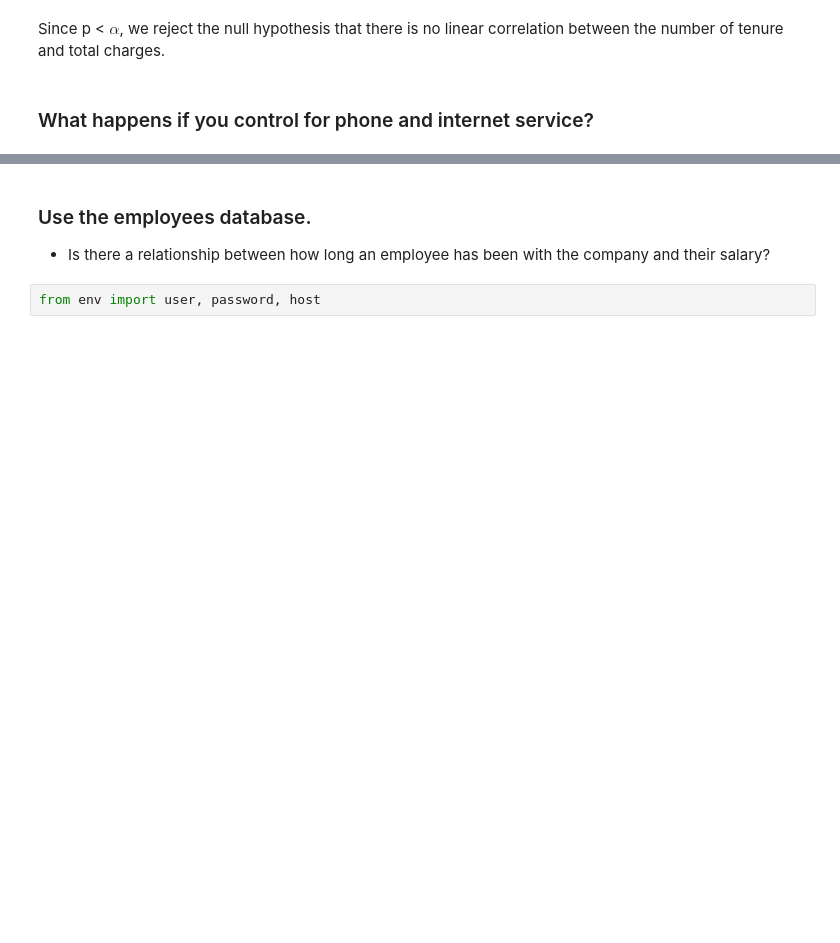
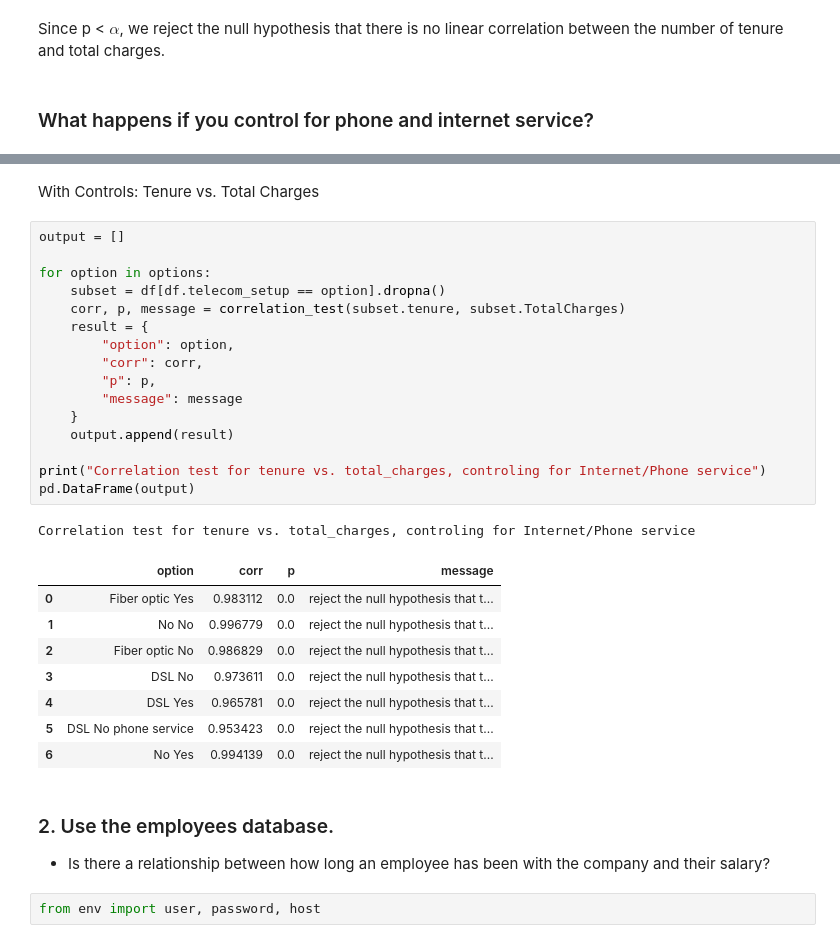
Before and after one commit to Jason-Tellez/statistics-exercises, a Jupyter notebook: hypothesis_testing.ipynb, the cells around one changed output, grey strips where cells are left out. Drawn from its saved outputs; the diff is of its cells as text; blank space fills up the shorter version.

```diff
--- a/hypothesis_testing.ipynb
+++ b/hypothesis_testing.ipynb
@@ -487,5 +567,33 @@ memory usage: 1.1+ MB
+# %% [markdown]
+With Controls: Tenure vs. Total Charges
+# %%
+output = []
+
+for option in options:
+    subset = df[df.telecom_setup == option].dropna()
+    corr, p, message = correlation_test(subset.tenure, subset.TotalCharges)
+    result = {
+        "option": option,
+        "corr": corr,
+        "p": p,
+        "message": message
+    }
+    output.append(result)
+
+print("Correlation test for tenure vs. total_charges, controling for Internet/Phone service")
+pd.DataFrame(output)
+# %% [output]
+Correlation test for tenure vs. total_charges, controling for Internet/Phone service
+|  | option | corr | p | message |
+| 0 | Fiber optic Yes | 0.983112 | 0.0 | reject the null hypothesis that t... |
+| 1 | No No | 0.996779 | 0.0 | reject the null hypothesis that t... |
+| 2 | Fiber optic No | 0.986829 | 0.0 | reject the null hypothesis that t... |
+| 3 | DSL No | 0.973611 | 0.0 | reject the null hypothesis that t... |
+| 4 | DSL Yes | 0.965781 | 0.0 | reject the null hypothesis that t... |
+| 5 | DSL No phone service | 0.953423 | 0.0 | reject the null hypothesis that t... |
+| 6 | No Yes | 0.994139 | 0.0 | reject the null hypothesis that t... |
 # %% [markdown]
-### Use the employees database.
+### 2. Use the employees database.
 - Is there a relationship between how long an employee has been with the company and their salary?
 # %%
 from env import user, password, host
```
Also changed, not shown: parts of 123 cells of this notebook.
